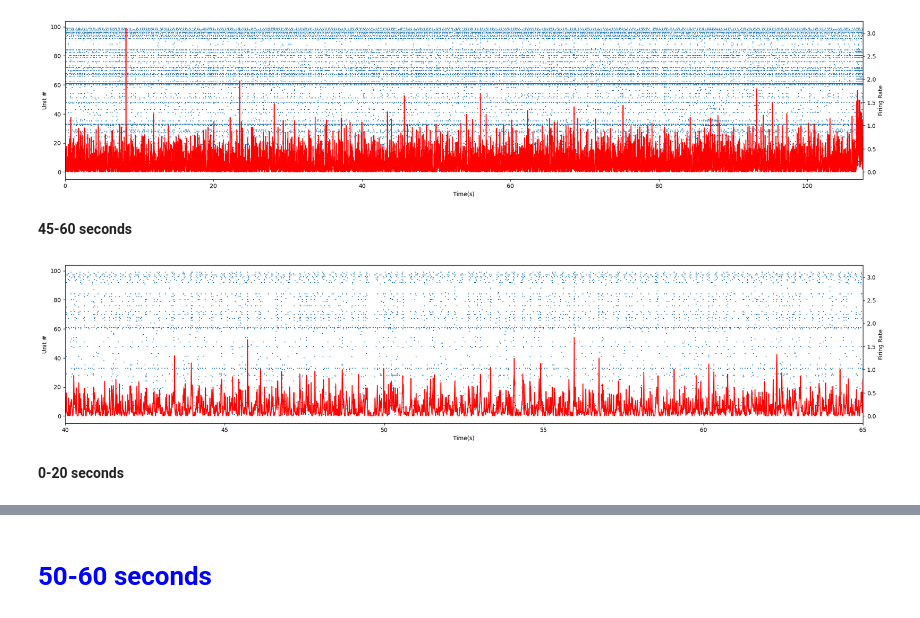
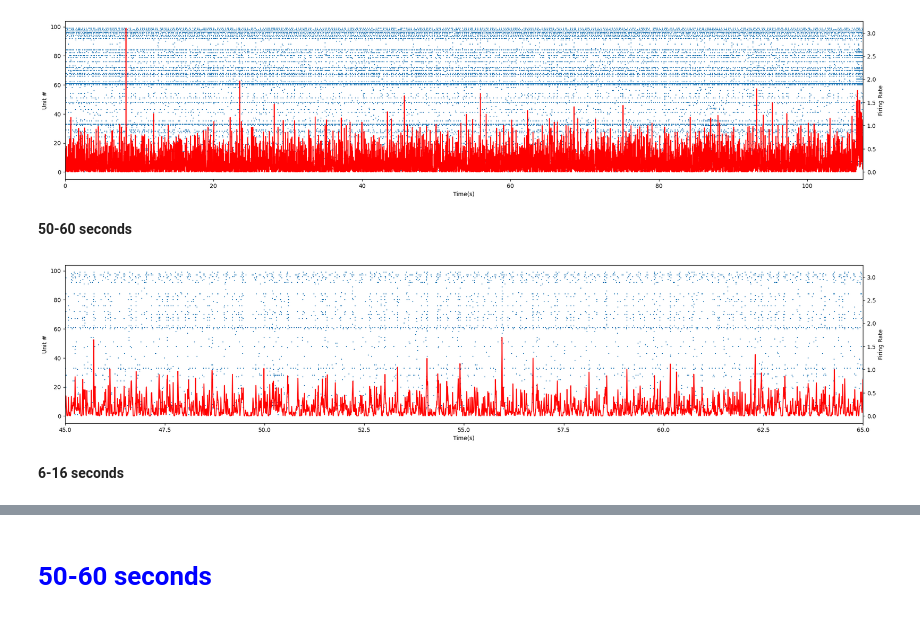
Before and after one commit to braingeneers/midbrain_parkinsons, a Jupyter notebook: dev/elliott/raw_data/make_raw_data/2023-05-10-e-hc52_18790_unperturbed.ipynb, the cells around one changed output, grey strips where cells are left out. Drawn from its saved outputs; the diff is of its cells as text; code cells hidden in the pictures.

```diff
--- a/dev/elliott/raw_data/make_raw_data/2023-05-10-e-hc52_18790_unperturbed.ipynb
+++ b/dev/elliott/raw_data/make_raw_data/2023-05-10-e-hc52_18790_unperturbed.ipynb
@@ -25,10 +23,10 @@ raster_fancy_plot(sd, xsize=25, ysize=5)
 # %% [output]
 [figure]
 # %% [markdown]
-**45-60 seconds**
+**50-60 seconds**
 # %%
-raster_fancy_plot(sd, xsize=25, ysize=5, start_time=40, stop_time=65 )
+raster_fancy_plot(sd, xsize=25, ysize=5, start_time=45, stop_time=65 )
 # %% [output]
-[figure, old version]
+[figure, new version]
 # %% [markdown]
-**0-20 seconds**
+**6-16 seconds**
```
Also changed, not shown: parts of 34 cells of this notebook, 6 other files.
